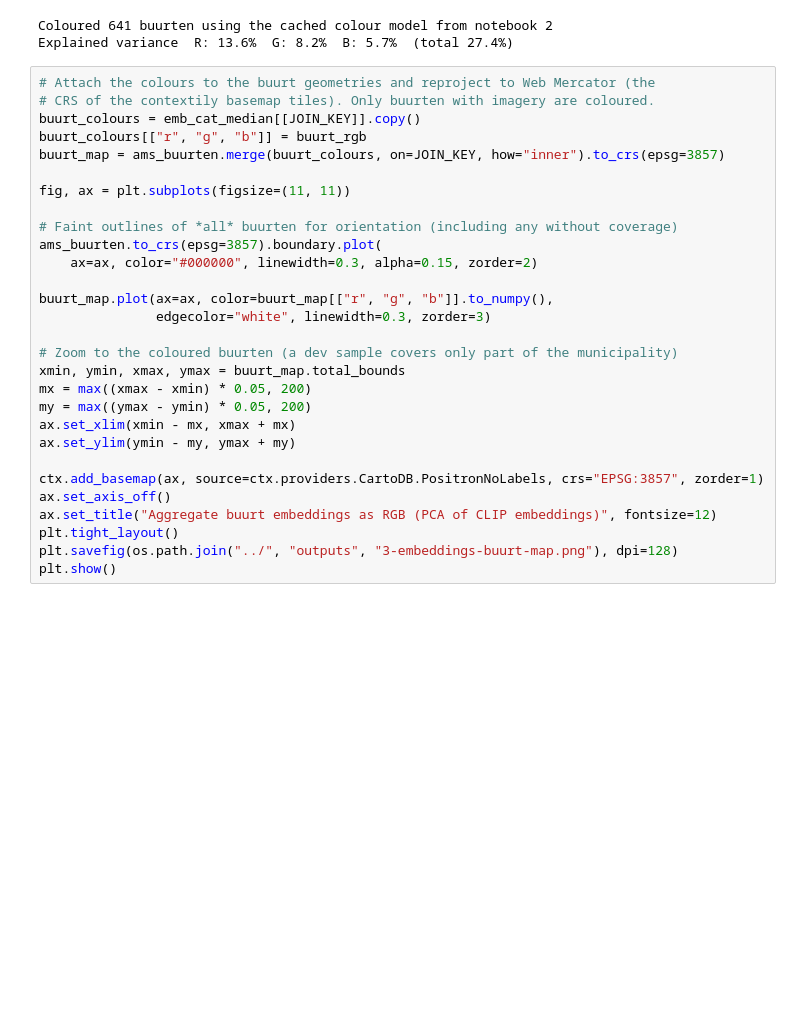
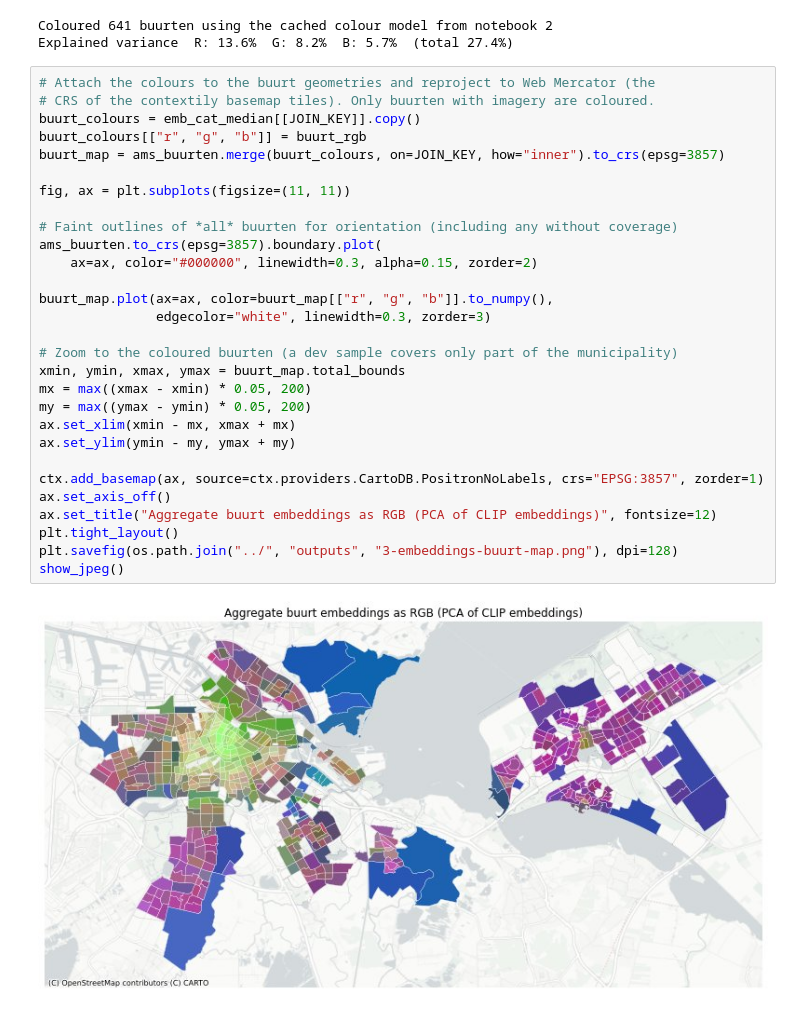
Before and after one commit to nickmalleson/StreetViewDeprivation-Amsterdam, a Jupyter notebook: notebooks/3-ProcessEmbeddings+FindMedianEmbeddingPerLSOA.ipynb, the cells around one changed output. Drawn from its saved outputs; the diff is of its cells as text; blank space fills up the shorter version.

```diff
--- a/notebooks/3-ProcessEmbeddings+FindMedianEmbeddingPerLSOA.ipynb
+++ b/notebooks/3-ProcessEmbeddings+FindMedianEmbeddingPerLSOA.ipynb
@@ -243,29 +243,31 @@ Explained variance  R: 13.6%  G: 8.2%  B: 5.7%  (total 27.4%)
 # %%
 # Attach the colours to the buurt geometries and reproject to Web Mercator (the
 # CRS of the contextily basemap tiles). Only buurten with imagery are coloured.
 buurt_colours = emb_cat_median[[JOIN_KEY]].copy()
 buurt_colours[["r", "g", "b"]] = buurt_rgb
 buurt_map = ams_buurten.merge(buurt_colours, on=JOIN_KEY, how="inner").to_crs(epsg=3857)
 
 fig, ax = plt.subplots(figsize=(11, 11))
 
 # Faint outlines of *all* buurten for orientation (including any without coverage)
 ams_buurten.to_crs(epsg=3857).boundary.plot(
     ax=ax, color="#000000", linewidth=0.3, alpha=0.15, zorder=2)
 
 buurt_map.plot(ax=ax, color=buurt_map[["r", "g", "b"]].to_numpy(),
                edgecolor="white", linewidth=0.3, zorder=3)
 
 # Zoom to the coloured buurten (a dev sample covers only part of the municipality)
 xmin, ymin, xmax, ymax = buurt_map.total_bounds
 mx = max((xmax - xmin) * 0.05, 200)
 my = max((ymax - ymin) * 0.05, 200)
 ax.set_xlim(xmin - mx, xmax + mx)
 ax.set_ylim(ymin - my, ymax + my)
 
 ctx.add_basemap(ax, source=ctx.providers.CartoDB.PositronNoLabels, crs="EPSG:3857", zorder=1)
 ax.set_axis_off()
 ax.set_title("Aggregate buurt embeddings as RGB (PCA of CLIP embeddings)", fontsize=12)
 plt.tight_layout()
 plt.savefig(os.path.join("../", "outputs", "3-embeddings-buurt-map.png"), dpi=128)
-plt.show()
+show_jpeg()
+# %% [output]
+[figure, added]
```
Also changed, not shown: parts of 1 cell of this notebook, 26 other files.
